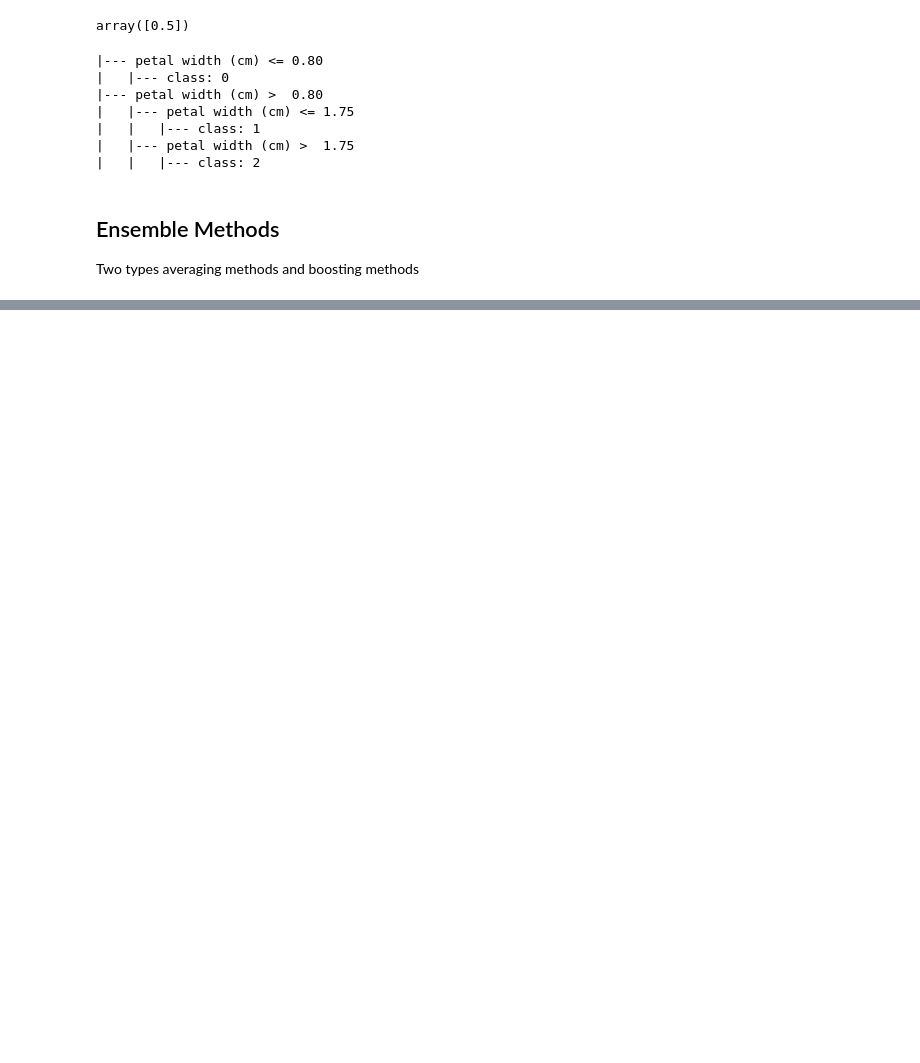
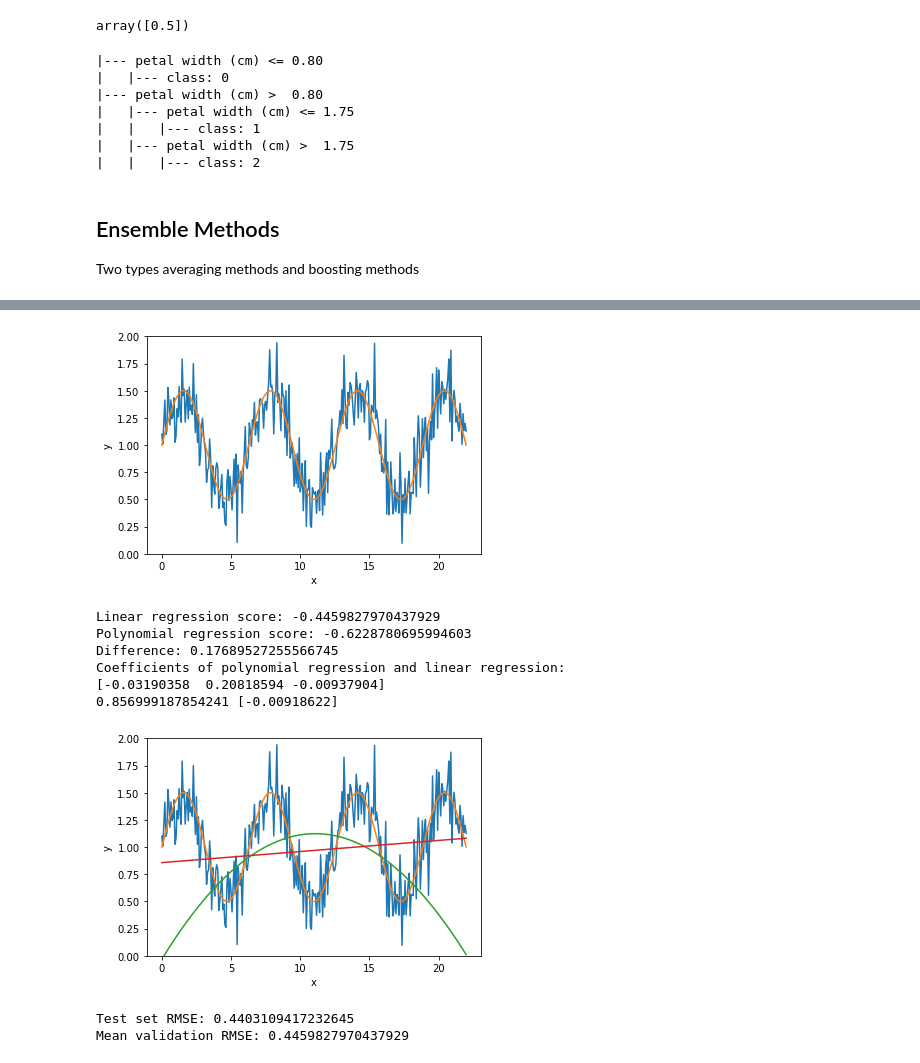
Before and after one commit to MattSch1/ml-library-basics, a Jupyter notebook: sklearn_general.ipynb, the cells around one changed output, grey strips where cells are left out. Drawn from its saved outputs; the diff is of its cells as text; code cells hidden in the pictures; blank space fills up the shorter version.

```diff
--- a/sklearn_general.ipynb
+++ b/sklearn_general.ipynb
@@ -437,0 +492,76 @@ array([0.10684213, 0.10461707, 0.11265447, 0.09863589, 0.09469133,
+# %%
+import numpy as np
+import matplotlib.pyplot as plt
+from sklearn.model_selection import cross_validate, train_test_split
+from sklearn.preprocessing import PolynomialFeatures, StandardScaler
+from sklearn.pipeline import make_pipeline
+from sklearn.linear_model import LinearRegression
+from sklearn.metrics import mean_squared_error
+
+np.random.seed(42)
+
+# Generate data and plot
+N = 300
+x = np.linspace(0, 7*np.pi, N)
+smooth = 1 + 0.5*np.sin(x)
+y = smooth + 0.2*np.random.randn(N)
+plt.plot(x, y)
+plt.plot(x, smooth)
+plt.xlabel("x")
+plt.ylabel("y")
+plt.ylim(0,2)
+plt.show()
+
+# Train-test split, intentionally use shuffle=False
+X = x.reshape(-1,1)
+X_train, X_test, y_train, y_test = train_test_split(X, y, test_size=0.20, shuffle=False)
+
+# Create two models: Polynomial and linear regression
+degree = 2
+polyreg = make_pipeline(PolynomialFeatures(degree), LinearRegression(fit_intercept=False))
+linreg = LinearRegression()
+
+# Cross-validation
+scoring = "neg_root_mean_squared_error"
+polyscores = cross_validate(polyreg, X_train, y_train, scoring=scoring, return_estimator=True)
+linscores = cross_validate(linreg, X_train, y_train, scoring=scoring, return_estimator=True)
+
+# Which one is better? Linear and polynomial
+print("Linear regression score:", linscores["test_score"].mean())
+print("Polynomial regression score:", polyscores["test_score"].mean())
+print("Difference:", linscores["test_score"].mean() - polyscores["test_score"].mean())
+
+print("Coefficients of polynomial regression and linear regression:")
+# Let's show the coefficient of the last fitted polynomial regression
+# This starts from the constant term and in ascending order of powers
+print(polyscores["estimator"][0].steps[1][1].coef_)
+# And show the coefficient of the last-fitted linear regression
+print(linscores["estimator"][0].intercept_, linscores["estimator"][-1].coef_)
+
+# Plot and compare
+plt.plot(x, y)
+plt.plot(x, smooth)
+plt.plot(x, polyscores["estimator"][0].predict(X))
+plt.plot(x, linscores["estimator"][0].predict(X))
+plt.ylim(0,2)
+plt.xlabel("x")
+plt.ylabel("y")
+plt.show()
+
+# Retrain the model and evaluate
+import sklearn
+linreg = sklearn.base.clone(linreg)
+linreg.fit(X_train, y_train)
+print("Test set RMSE:", mean_squared_error(y_test, linreg.predict(X_test), squared=False))
+print("Mean validation RMSE:", -linscores["test_score"].mean())
+# %% [output]
+[figure, added]
+Linear regression score: -0.4459827970437929
+Polynomial regression score: -0.6228780695994603
+Difference: 0.17689527255566745
+Coefficients of polynomial regression and linear regression:
+[-0.03190358  0.20818594 -0.00937904]
+0.856999187854241 [-0.00918622]
+[figure, added]
+Test set RMSE: 0.4403109417232645
+Mean validation RMSE: 0.4459827970437929
```
Also changed, not shown: parts of 31 cells of this notebook.
